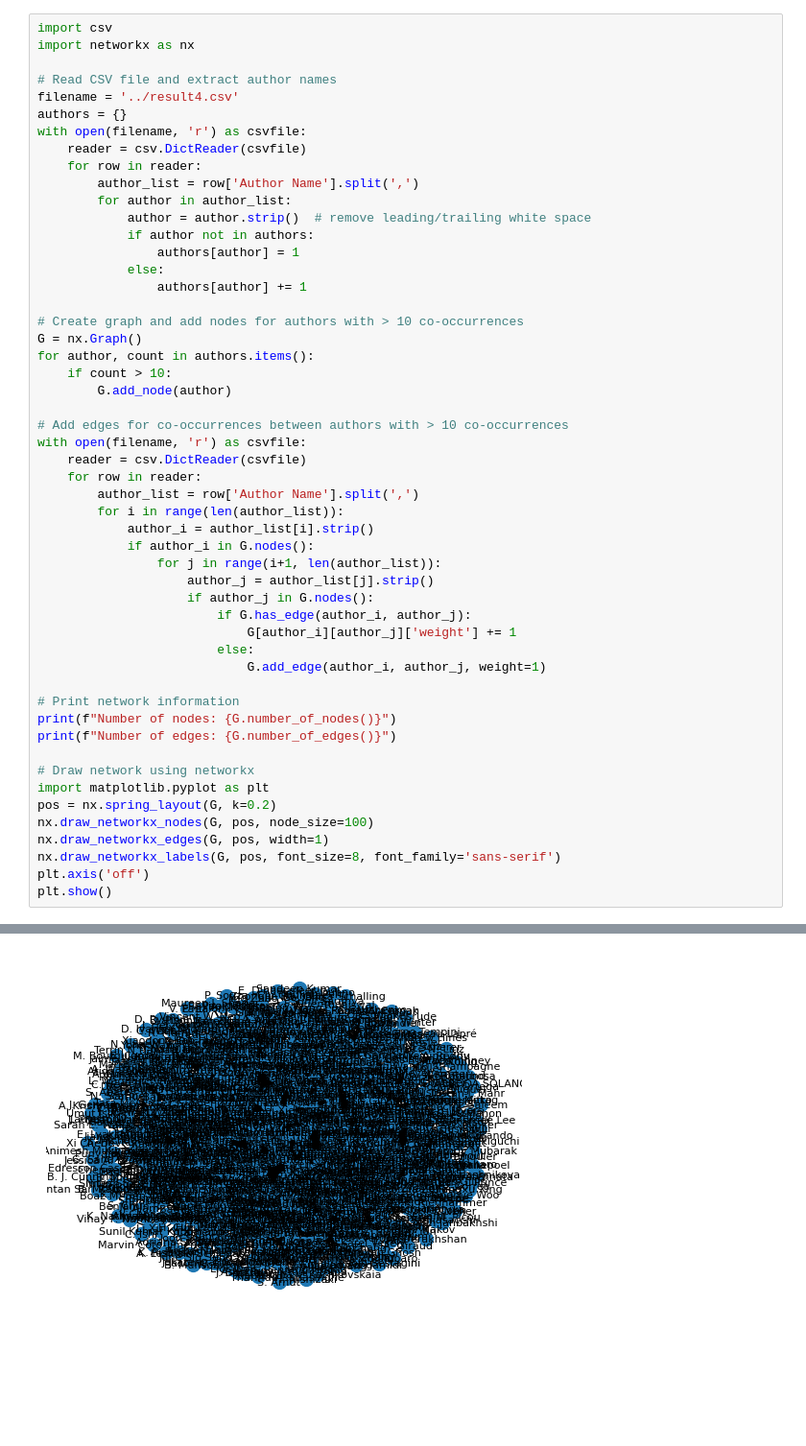
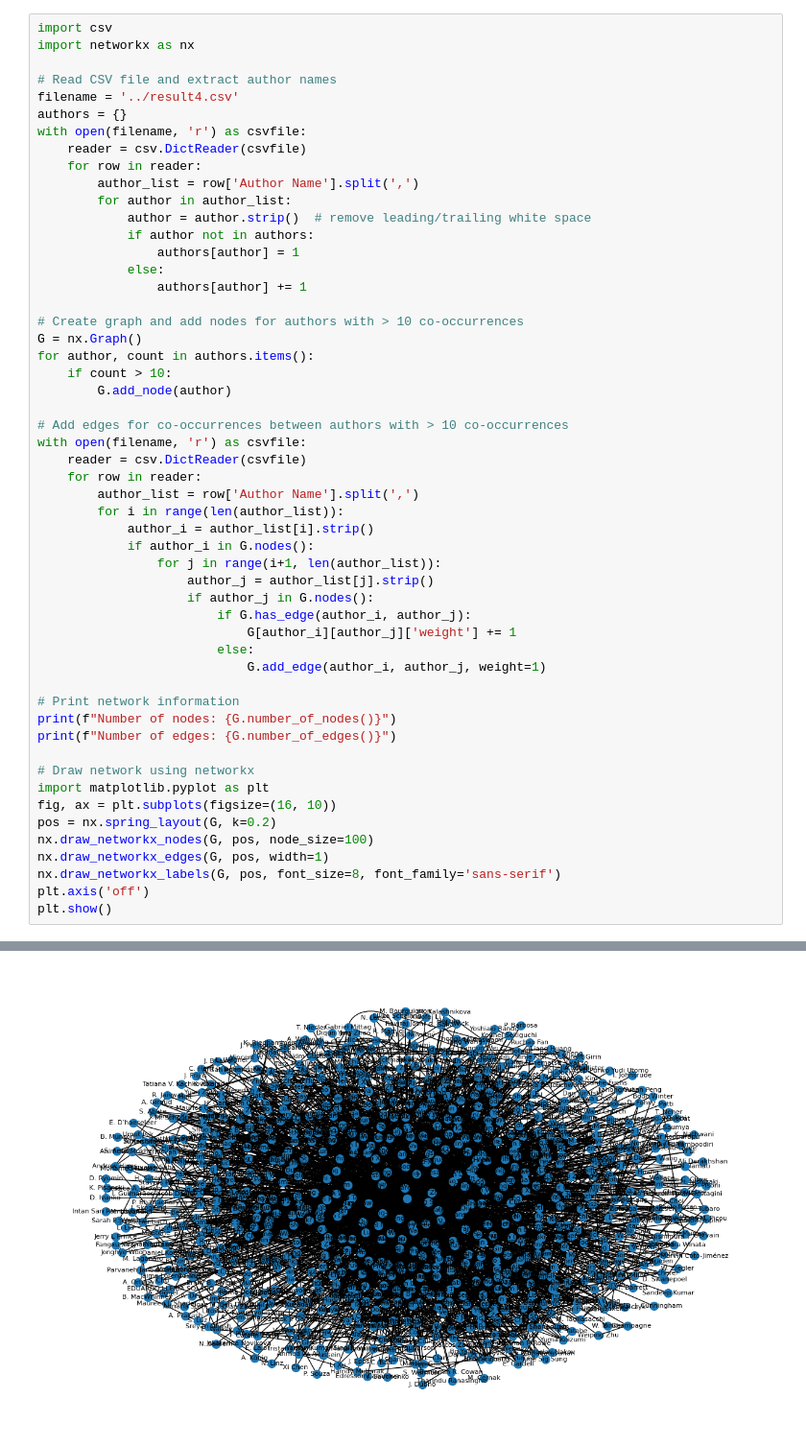
Before and after one commit to linyueqian/Speech-research-trend-vis, a Jupyter notebook: network/vis_network.ipynb, the cells around one changed output, grey strips where cells are left out. Shown at 96% size. Drawn from its saved outputs; the diff is of its cells as text; blank space fills up the shorter version.

```diff
--- a/network/vis_network.ipynb
+++ b/network/vis_network.ipynb
@@ -26,31 +26,32 @@ for author, count in authors.items():
 with open(filename, 'r') as csvfile:
     reader = csv.DictReader(csvfile)
     for row in reader:
         author_list = row['Author Name'].split(',')
         for i in range(len(author_list)):
             author_i = author_list[i].strip()
             if author_i in G.nodes():
                 for j in range(i+1, len(author_list)):
                     author_j = author_list[j].strip()
                     if author_j in G.nodes():
                         if G.has_edge(author_i, author_j):
                             G[author_i][author_j]['weight'] += 1
                         else:
                             G.add_edge(author_i, author_j, weight=1)
 
 # Print network information
 print(f"Number of nodes: {G.number_of_nodes()}")
 print(f"Number of edges: {G.number_of_edges()}")
 
 # Draw network using networkx
 import matplotlib.pyplot as plt
+fig, ax = plt.subplots(figsize=(16, 10))
 pos = nx.spring_layout(G, k=0.2)
 nx.draw_networkx_nodes(G, pos, node_size=100)
 nx.draw_networkx_edges(G, pos, width=1)
 nx.draw_networkx_labels(G, pos, font_size=8, font_family='sans-serif')
 plt.axis('off')
 plt.show()
 # %% [output]
 Number of nodes: 834
 Number of edges: 4721
-[figure, old version]
+[figure, new version]
```
Also changed, not shown: parts of 2 cells of this notebook, 3 other files.
